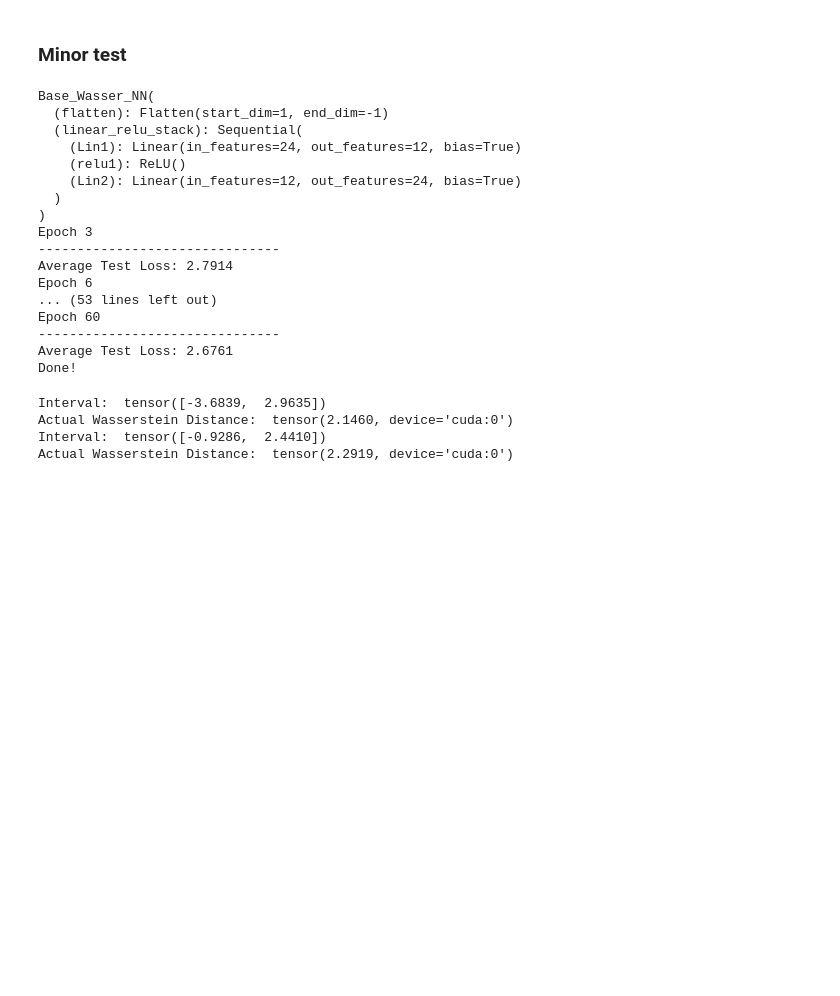
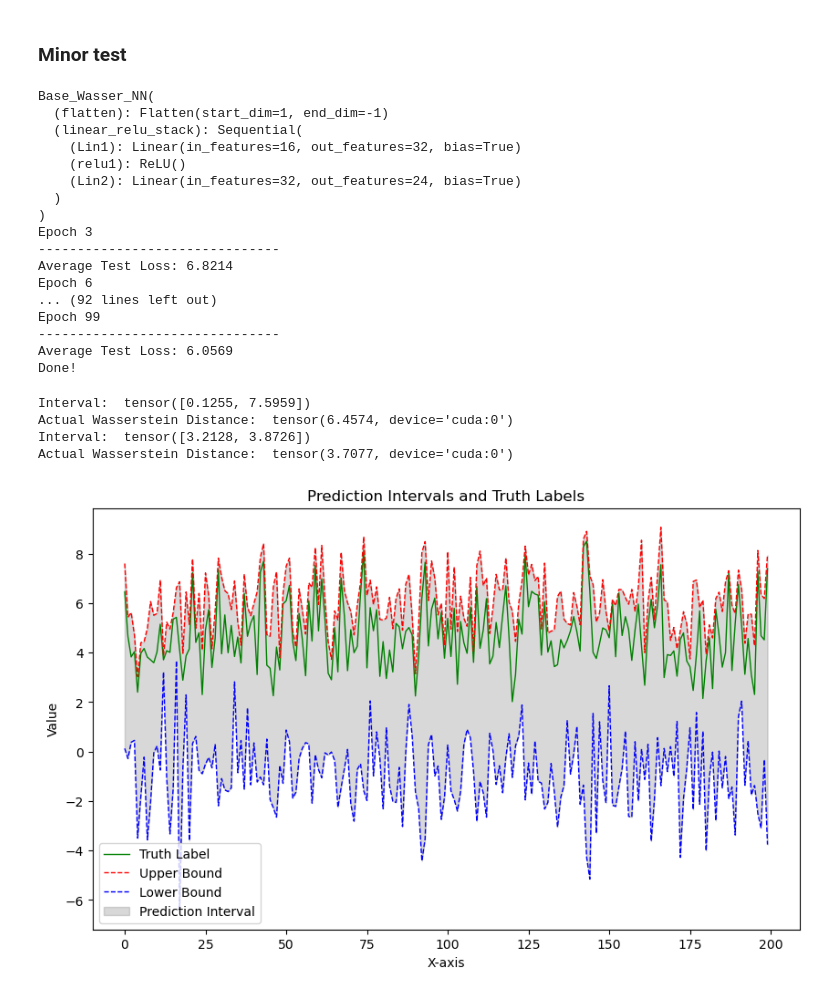
Before and after one commit to HssainAzaqy135/Deep-Learning-Research-project, a Jupyter notebook: Network_tests.ipynb, the cells around one changed output. Drawn from its saved outputs; the diff is of its cells as text; code cells hidden in the pictures; blank space fills up the shorter version.

Commit message:
Visualized Convergence, needs more testing

```diff
--- a/Network_tests.ipynb
+++ b/Network_tests.ipynb
@@ -31,9 +31,9 @@ class Base_Wasser_NN(nn.Module):
         super().__init__()
         self.flatten = nn.Flatten()
         self.linear_relu_stack = nn.Sequential(OrderedDict([
-            ('Lin1', nn.Linear(2 * n * d, n * d)),
+            ('Lin1', nn.Linear(2 * n * d, 4* n * d)),
             ('relu1', nn.ReLU()),
-            ('Lin2', nn.Linear(n * d, n * n + 2 * n))  # n x n matrix and two n-long vectors
+            ('Lin2', nn.Linear(4* n * d, n * n + 2 * n))  # n x n matrix and two n-long vectors
         ]))
 
     def forward(self, batch):
@@ -275,12 +275,12 @@ def test_model(model, test_batches, loss_fn):
     return avg_loss
 
 # Define the parameters
-count = 500  # Number of batches
-d = 3         # Dimension of each vector
+count = 1000  # Number of batches
+d = 2         # Dimension of each vector
 n = 4         # Number of vectors in each batch
 seed = 16
 device = torch.device("cuda" if torch.cuda.is_available() else "cpu")
-coords_max = 1
+coords_max = 3
 # Generate train and test batches
 train_batches, test_batches = generate_train_test_split(
     count=count,
@@ -299,11 +299,11 @@ loss_fn = make_primal_loss(n=n, d=d)
 
 # Model instance
 model = Base_Wasser_NN(n=n, d=d).to(device)
-lr = 1e-1
+lr = 1e-3
 optimizer = torch.optim.SGD(model.parameters(), lr=lr)
 print(model)
 # Training and Testing Loop
-epochs = 60
+epochs = 100
 for t in range(epochs):
     if(t%3==2):
         print(f"Epoch {t + 1}\n-------------------------------")
@@ -317,19 +317,19 @@ print("Done!")
 Base_Wasser_NN(
   (flatten): Flatten(start_dim=1, end_dim=-1)
   (linear_relu_stack): Sequential(
-    (Lin1): Linear(in_features=24, out_features=12, bias=True)
+    (Lin1): Linear(in_features=16, out_features=32, bias=True)
     (relu1): ReLU()
-    (Lin2): Linear(in_features=12, out_features=24, bias=True)
+    (Lin2): Linear(in_features=32, out_features=24, bias=True)
   )
 )
 Epoch 3
 -------------------------------
-Average Test Loss: 2.7914
+Average Test Loss: 6.8214
 Epoch 6
-... (53 lines left out)
-Epoch 60
+... (92 lines left out)
+Epoch 99
 -------------------------------
-Average Test Loss: 2.6761
+Average Test Loss: 6.0569
 Done!
 # %%
 print("Interval: " ,model.predict_interval(test_batches[0]))
@@ -337,7 +337,40 @@ print("Actual Wasserstein Distance: ",wass_hungarian(test_batches[0]))
 print("Interval: " ,model.predict_interval(test_batches[12]))
 print("Actual Wasserstein Distance: ",wass_hungarian(test_batches[12]))
 # %% [output]
-Interval:  tensor([-3.6839,  2.9635])
-Actual Wasserstein Distance:  tensor(2.1460, device='cuda:0')
-Interval:  tensor([-0.9286,  2.4410])
-Actual Wasserstein Distance:  tensor(2.2919, device='cuda:0')
+Interval:  tensor([0.1255, 7.5959])
+Actual Wasserstein Distance:  tensor(6.4574, device='cuda:0')
+Interval:  tensor([3.2128, 3.8726])
+Actual Wasserstein Distance:  tensor(3.7077, device='cuda:0')
+# %%
+model.eval()
+preds = []
+with torch.no_grad():
+    for i, batch in enumerate(test_batches):  # Iterate over all test batches
+        # Flatten the batch to the expected input shape
+        batch_flattened = batch.view(batch.size(0), -1)  # Shape: (batch_size, 2 * n * d)
+        preds.append(model.predict_interval(batch))
+
+x = range(len(test_batches))  # x-axis values (can be indices or actual values)
+primal_bounds = [pred[1].cpu() for pred in preds]
+dual_bounds = [pred[0].cpu() for pred in preds]
+true_label = [wass_hungarian(input).cpu() for input in test_batches]         # True label (ground truth)
+
+# Plotting
+plt.figure(figsize=(10, 6))
+plt.plot(x, true_label, label='Truth Label', color='green', linewidth=1)
+plt.plot(x, primal_bounds, label='Upper Bound', color='red', linestyle='--', linewidth=1)
+plt.plot(x, dual_bounds, label='Lower Bound', color='blue', linestyle='--', linewidth=1)
+
+# Shading the area between the lower and upper bounds
+plt.fill_between(x, dual_bounds, primal_bounds, color='gray', alpha=0.3, label='Prediction Interval')
+
+# Labels and legend
+plt.xlabel('X-axis')
+plt.ylabel('Value')
+plt.title('Prediction Intervals and Truth Labels')
+plt.legend()
+
+# Show the plot
+plt.show()
+# %% [output]
+[figure, added]
```
